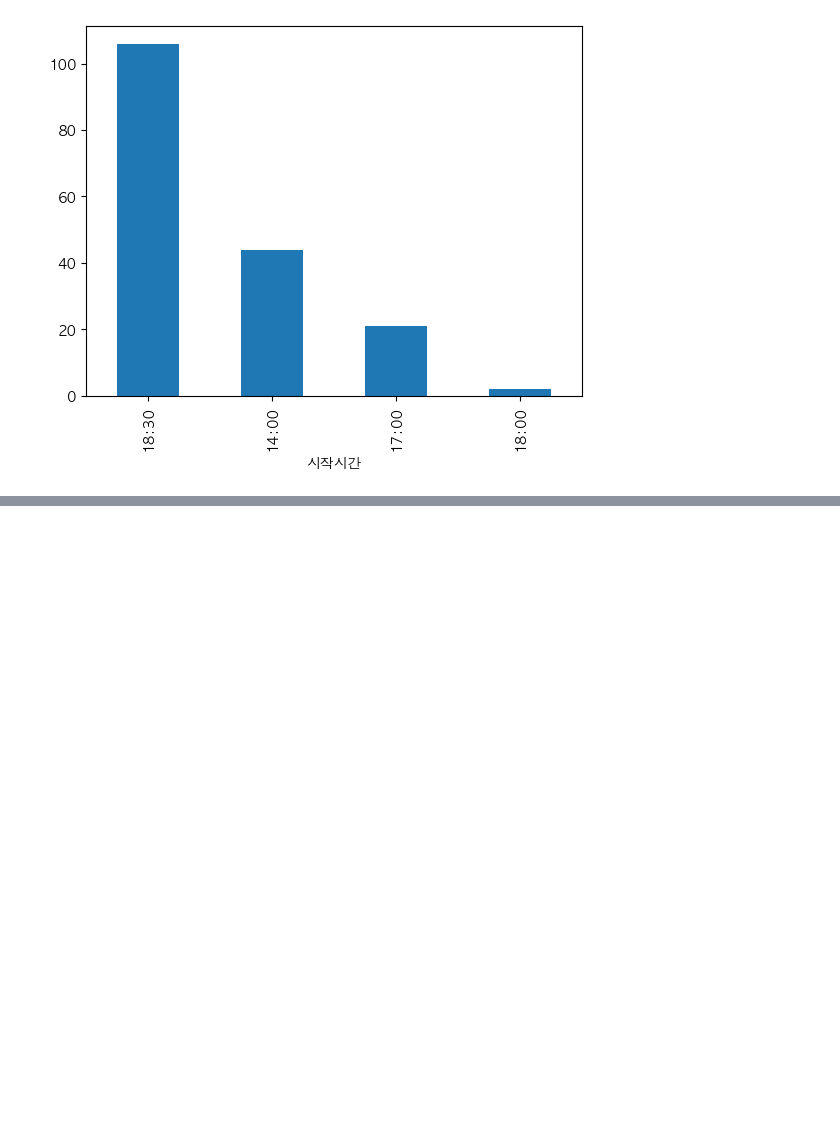
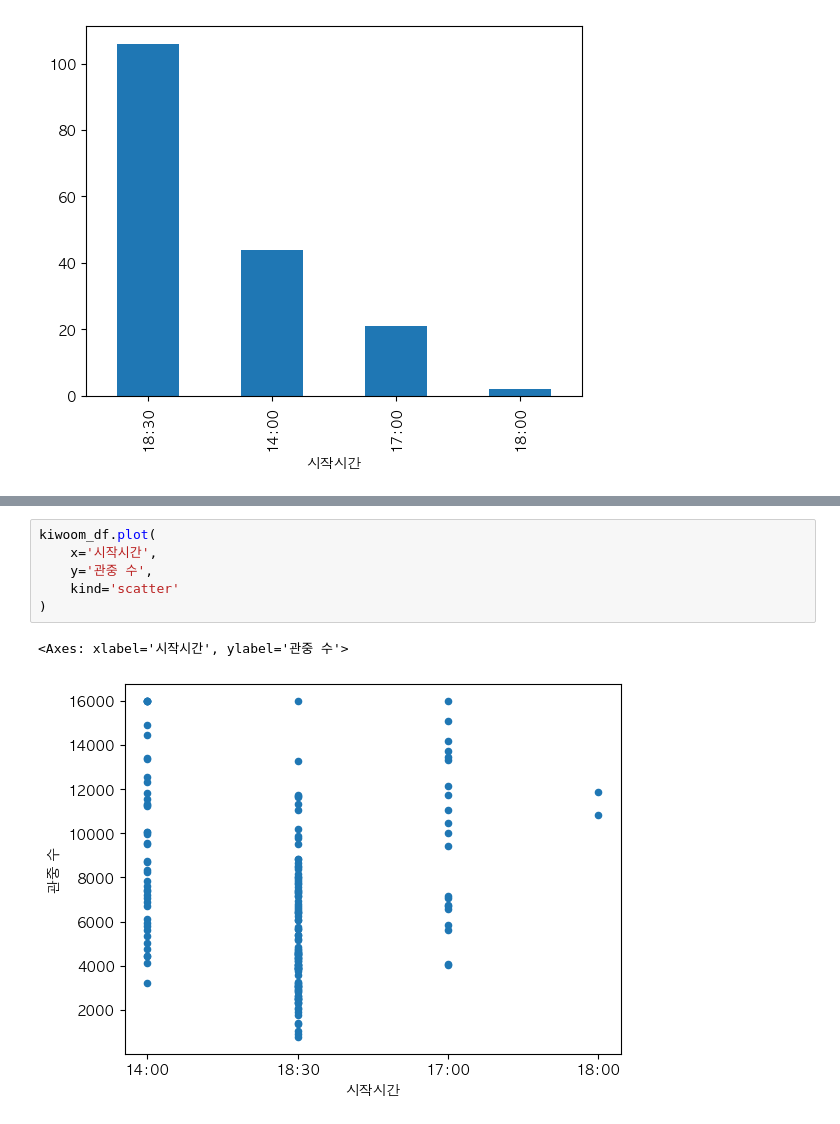
Before and after one commit to PythonProjectGroup02/KBC, a Jupyter notebook: Python/merge_practice.ipynb, the cells around one changed output, grey strips where cells are left out. Cells and saved outputs as stored; diff of their text form; blank space fills up the shorter version.

```diff
--- a/Python/merge_practice.ipynb
+++ b/Python/merge_practice.ipynb
@@ -185,0 +308,9 @@ kiwoom.시작시간.value_counts().plot(kind='bar')
+# %%
+kiwoom_df.plot(
+    x='시작시간',
+    y='관중 수',
+    kind='scatter'
+)
+# %% [output]
+<Axes: xlabel='시작시간', ylabel='관중 수'>
+[figure, added]
```
Also changed, not shown: parts of 51 cells of this notebook, 2 other files.
